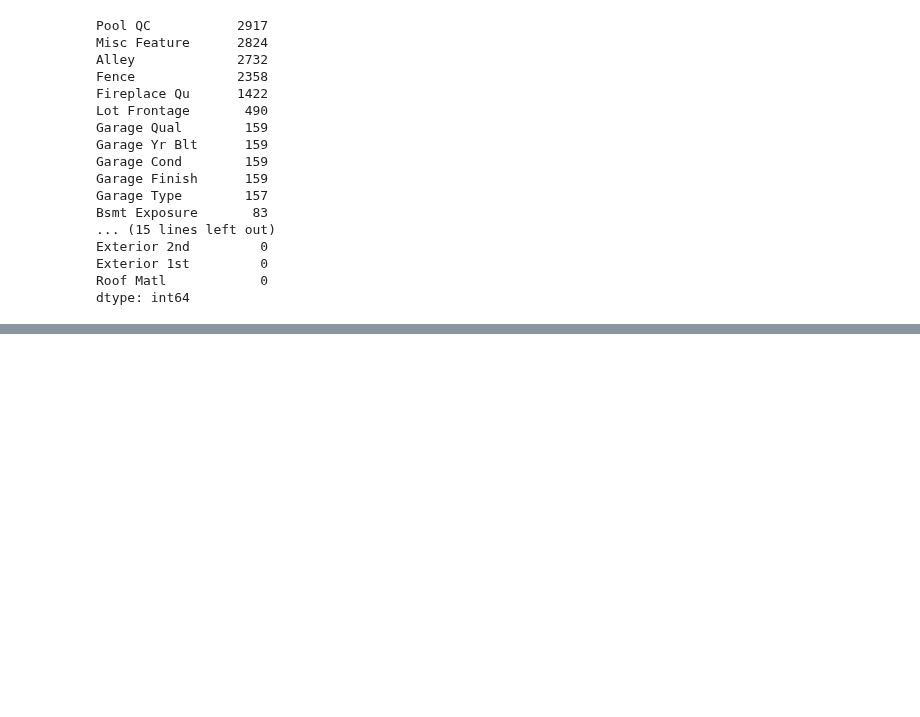
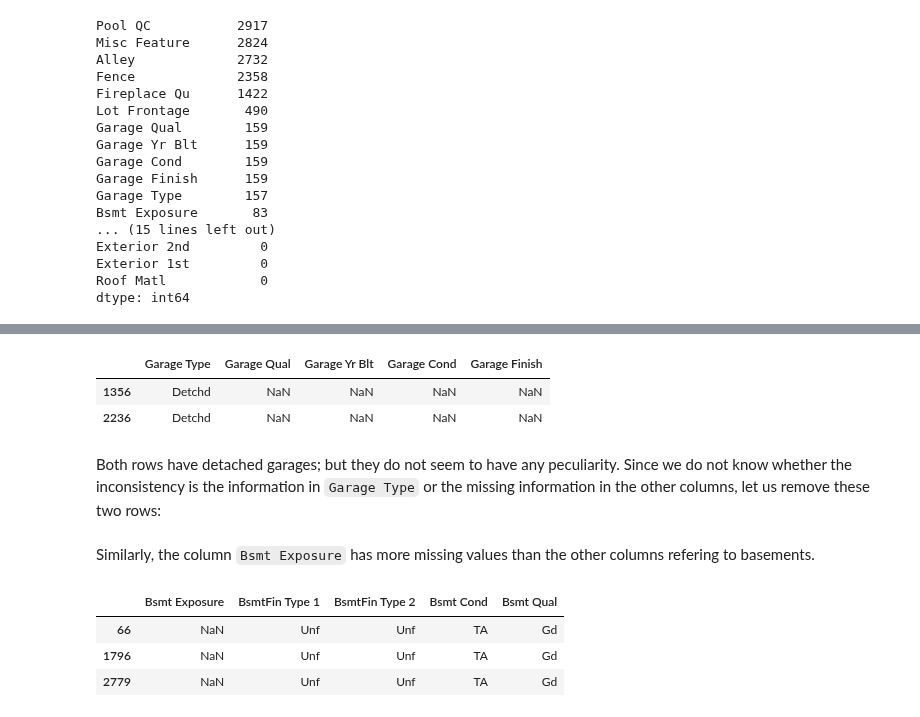
Before and after one commit to FlorentCLMichel/learning_data_science, a Jupyter notebook: Projects_Jupyter/Ames_Housing.ipynb, the cells around one changed output, grey strips where cells are left out. Drawn from its saved outputs; the diff is of its cells as text; code cells hidden in the pictures; blank space fills up the shorter version.

```diff
--- a/Projects_Jupyter/Ames_Housing.ipynb
+++ b/Projects_Jupyter/Ames_Housing.ipynb
@@ -137,0 +177,3 @@ Among them, 5 have more than half of their values missing.
+# %%
+df['Pool QC'] = df['Pool QC'].fillna('NA')
+df['Pool QC'].value_counts()
@@ -137,0 +192,22 @@ Among them, 5 have more than half of their values missing.
+# %%
+cols_garage = ['Garage Type', 'Garage Qual', 'Garage Yr Blt', 'Garage Cond', 'Garage Finish']
+df[(df['Garage Type'].isnull() == False) & (df['Garage Qual'].isnull())][cols_garage]
+# %% [output]
+|  | Garage Type | Garage Qual | Garage Yr Blt | Garage Cond | Garage Finish |
+| 1356 | Detchd | NaN | NaN | NaN | NaN |
+| 2236 | Detchd | NaN | NaN | NaN | NaN |
+# %% [markdown]
+Both rows have detached garages; but they do not seem to have any peculiarity.
+Since we do not know whether the inconsistency is the information in `Garage Type` or the missing information in the other columns, let us remove these two rows:
+# %%
+df.drop(df[(df['Garage Type'].isnull() == False) & (df['Garage Qual'].isnull())].index, inplace=True)
+# %% [markdown]
+Similarly, the column `Bsmt Exposure` has more missing values than the other columns refering to basements.
+# %%
+bsmt_cols = ['Bsmt Exposure', 'BsmtFin Type 1', 'BsmtFin Type 2', 'Bsmt Cond', 'Bsmt Qual']
+df[(df['Bsmt Exposure'].isnull()) & (df['Bsmt Qual'].isnull() == False)][bsmt_cols]
+# %% [output]
+|  | Bsmt Exposure | BsmtFin Type 1 | BsmtFin Type 2 | Bsmt Cond | Bsmt Qual |
+| 66 | NaN | Unf | Unf | TA | Gd |
+| 1796 | NaN | Unf | Unf | TA | Gd |
+| 2779 | NaN | Unf | Unf | TA | Gd |
```
Also changed, not shown: parts of 58 cells of this notebook.
